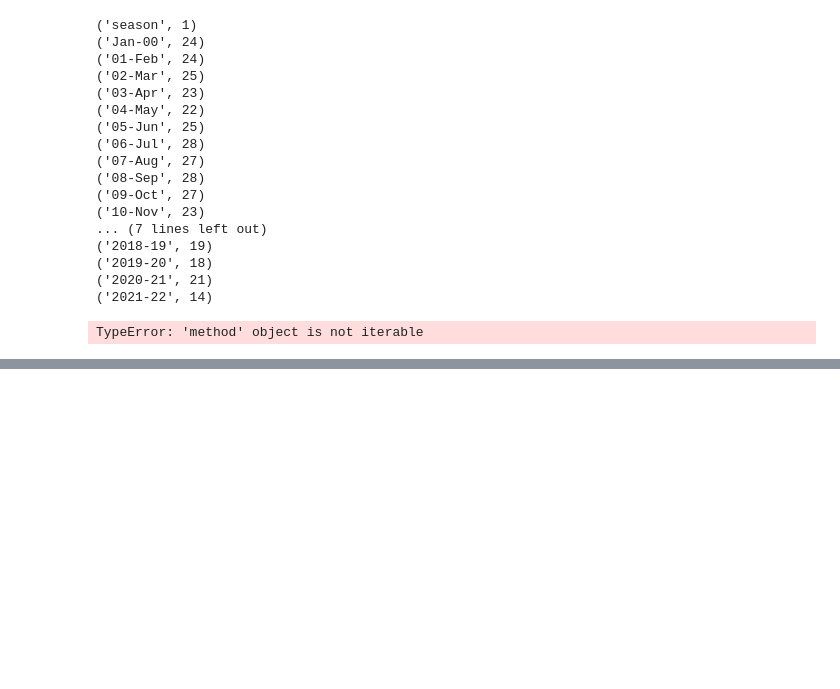
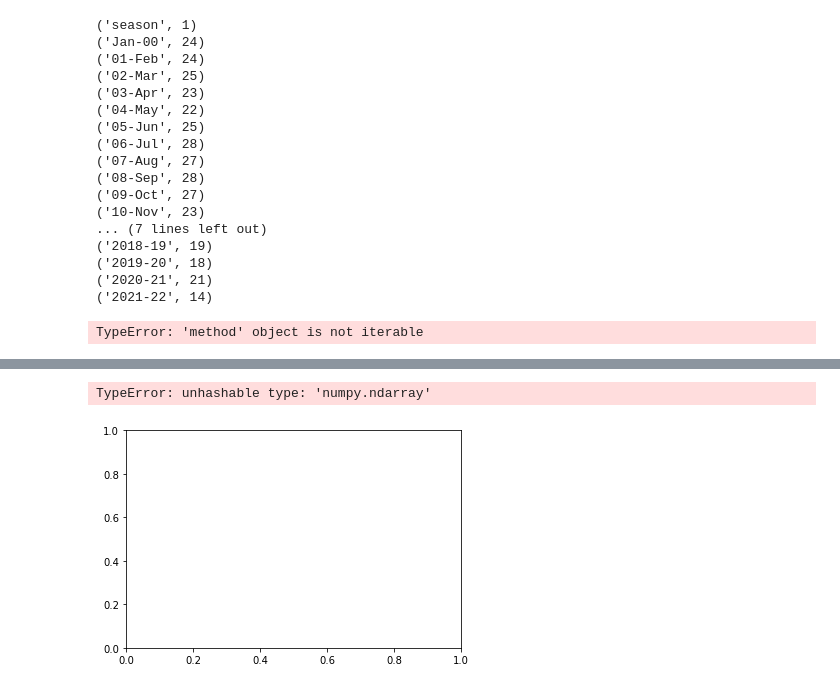
Before and after one commit to kiku99/EPL_Analysis, a Jupyter notebook: TWPS/TWPSgraph.ipynb, the cells around one changed output, grey strips where cells are left out. Cells and saved outputs as stored; diff of their text form; code cells hidden in the pictures; blank space fills up the shorter version.

```diff
--- a/TWPS/TWPSgraph.ipynb
+++ b/TWPS/TWPSgraph.ipynb
@@ -216,0 +242,7 @@ print(df)
+# %%
+plt.plot(seasonResult, df.wins)
+plt.show
+plt.figure(figsize=(10, 10))
+# %% [output]
+TypeError: unhashable type: 'numpy.ndarray'
+[figure, added]
```
Also changed, not shown: parts of 5 cells of this notebook.
